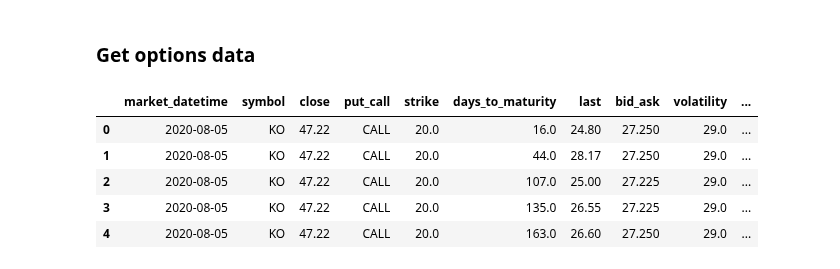
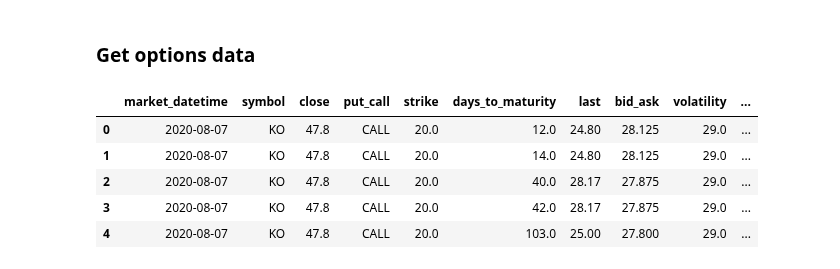
Before and after one commit to rbetzler/fun-times-in-python, a Jupyter notebook: finance/science/exploration/20200722_lstm.ipynb, the cells around one changed output. Saved outputs shown, nothing was run; the diff lists cells and outputs as text; code cells hidden in the pictures.

```diff
--- a/finance/science/exploration/20200722_lstm.ipynb
+++ b/finance/science/exploration/20200722_lstm.ipynb
@@ -222,80 +229,84 @@ science_utils.plot_groups(res, SYMBOL, [OPEN, DENORMALIZED_PREDICTION, TARGET_MA
 # %% [markdown]
 ### Get options data
 # %%
-date_start = '2020-08-05'
-date_end = '2020-08-05'
+date_start = '2020-08-07'
+date_end = '2020-08-07'
 query = f'''
     with
-    tickers as (
-      select distinct
-          ticker
-        , sector
-        , industry
-      from nasdaq.listed_stocks
-      where ticker !~ '[\^.~]'
-        and character_length(ticker) between 1 and 4
-        and ticker in ('KO')
-      limit 30
-      )
-    , stocks as (
+    stocks as (
       select
-          s.market_datetime
-        , s.symbol
-        , s.close
-      from td.stocks as s
-      inner join tickers as t
-        on t.ticker = s.symbol
-      where s.market_datetime between '{date_start}' and '{date_end}'
+          market_datetime
+        , symbol
+        , close
+      from td.stocks
+      where market_datetime between '{date_start}' and '{date_end}'
+          and symbol = 'KO'
       )
     , options as (
       select
-          o.symbol
-        , o.file_datetime
-        , o.put_call
-        , o.strike
-        , o.days_to_expiration
-        , o.last
-        , (o.bid + o.ask) / 2 as bid_ask
-        , o.volatility
-        , o.expiration_date_from_epoch
-      from td.options as o
-      inner join tickers as t
-        on t.ticker = o.symbol
-      where o.file_datetime between '{date_start}' and '{date_end}'
+          symbol
+        , file_datetime
+        , put_call
+        , strike
+        , days_to_expiration
+        , last
+        , (bid + ask) / 2 as bid_ask
+        , volatility
+        , expiration_date_from_epoch
+      from td.options
+      where file_datetime between '{date_start}' and '{date_end}'
+          and symbol = 'KO'
+      )
+    , volatility as (
+      select
+          symbol
+        , strike
+        , days_to_maturity
+        , put_call
+        , implied_volatility
+      from td.black_scholes
+      where file_datetime::date between '{date_start}' and '{date_end}'
+          and symbol = 'KO'
       )
     , final as (
       select distinct
           s.market_datetime
         , s.symbol
         , s.close
         , o.put_call
         , o.strike
         , o.days_to_expiration as days_to_maturity
         , o.last
         , o.bid_ask
         , o.volatility
         , o.expiration_date_from_epoch
+        , v.implied_volatility
       from stocks as s
       inner join options as o
         on  s.market_datetime = o.file_datetime
         and s.symbol = o.symbol
+      left join volatility as v
+        on  o.symbol = v.symbol
+        and o.strike = v.strike
+        and o.days_to_expiration = v.days_to_maturity
+        and o.put_call = v.put_call
       order by
           s.market_datetime
         , s.symbol
         , o.put_call
         , o.strike
         , o.days_to_expiration
       )
     select *
     from final
     '''
 
 options = utils.query_db(query=query)
 options.head()
 # %% [output]
 |  | market_datetime | symbol | close | put_call | strike | days_to_maturity | last | bid_ask | volatility | ... |
-| 0 | 2020-08-05 | KO | 47.22 | CALL | 20.0 | 16.0 | 24.80 | 27.250 | 29.0 | ... |
-| 1 | 2020-08-05 | KO | 47.22 | CALL | 20.0 | 44.0 | 28.17 | 27.250 | 29.0 | ... |
-| 2 | 2020-08-05 | KO | 47.22 | CALL | 20.0 | 107.0 | 25.00 | 27.225 | 29.0 | ... |
-| 3 | 2020-08-05 | KO | 47.22 | CALL | 20.0 | 135.0 | 26.55 | 27.225 | 29.0 | ... |
-| 4 | 2020-08-05 | KO | 47.22 | CALL | 20.0 | 163.0 | 26.60 | 27.250 | 29.0 | ... |
+| 0 | 2020-08-07 | KO | 47.8 | CALL | 20.0 | 12.0 | 24.80 | 28.125 | 29.0 | ... |
+| 1 | 2020-08-07 | KO | 47.8 | CALL | 20.0 | 14.0 | 24.80 | 28.125 | 29.0 | ... |
+| 2 | 2020-08-07 | KO | 47.8 | CALL | 20.0 | 40.0 | 28.17 | 27.875 | 29.0 | ... |
+| 3 | 2020-08-07 | KO | 47.8 | CALL | 20.0 | 42.0 | 28.17 | 27.875 | 29.0 | ... |
+| 4 | 2020-08-07 | KO | 47.8 | CALL | 20.0 | 103.0 | 25.00 | 27.800 | 29.0 | ... |
```
Also changed, not shown: parts of 3 cells of this notebook.
